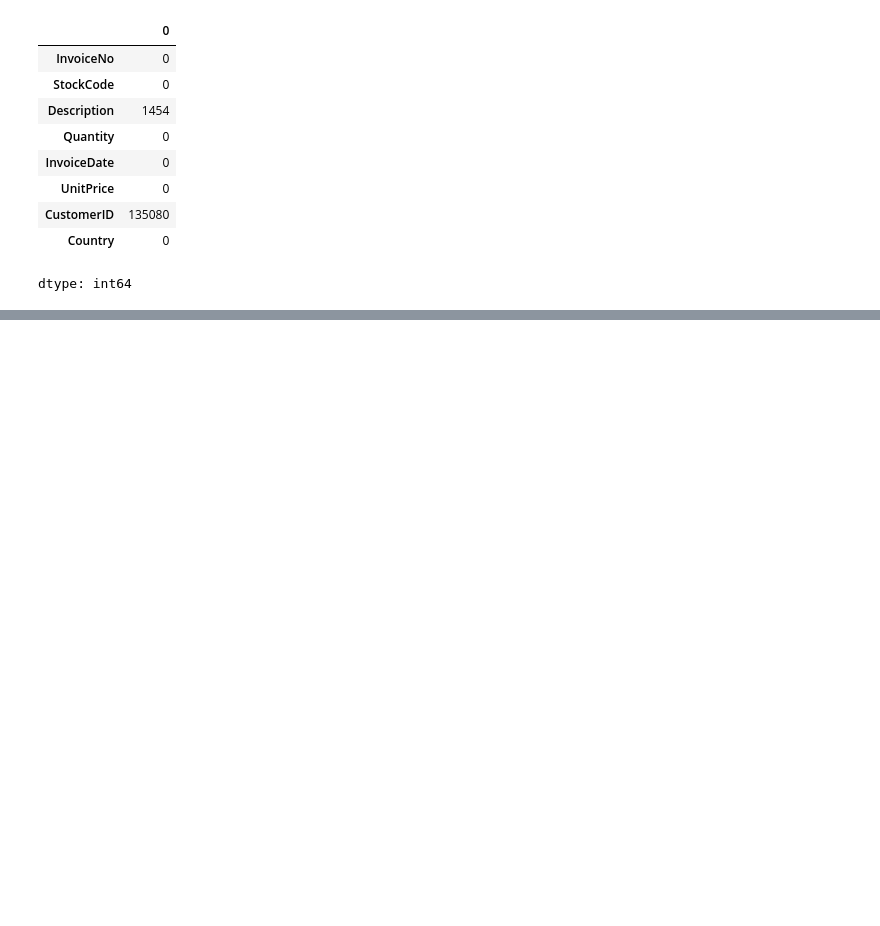
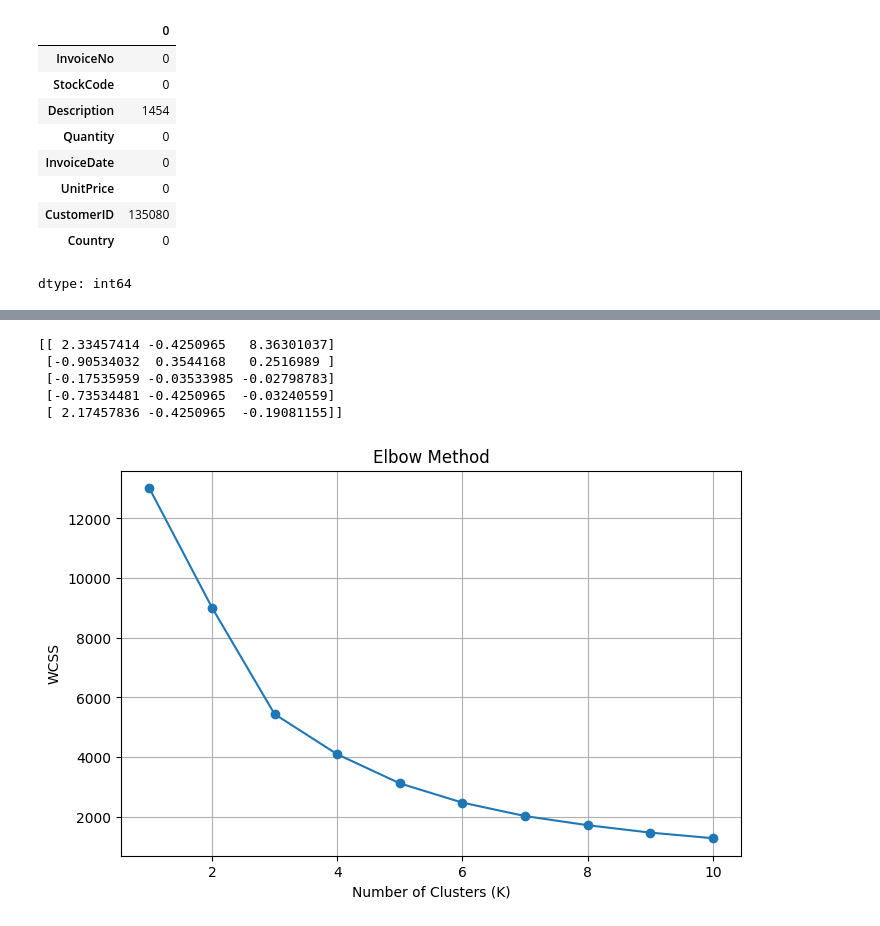
Before and after one commit to poojagupthaa14/OIBSIP, a Jupyter notebook: pooja_2.ipynb, the cells around one changed output, grey strips where cells are left out. Cells and saved outputs as stored; diff of their text form; code cells hidden in the pictures; blank space fills up the shorter version.

```diff
--- a/pooja_2.ipynb
+++ b/pooja_2.ipynb
@@ -57,0 +102,8 @@ dtype: int64
+# %%
+rfm = df_clean.groupby('CustomerID').agg({
+    'InvoiceDate': lambda x: (reference_date - x.max()).days,
+    'InvoiceNo': 'nunique',
+    'TotalAmount': 'sum'
+})
+# %%
+rfm.columns = ['Recency', 'Frequency', 'Monetary']
@@ -57,0 +136,32 @@ dtype: int64
+# %%
+scaler = StandardScaler()
+# %%
+rfm_scaled = scaler.fit_transform(rfm)
+# %%
+print(rfm_scaled[:5])
+# %% [output]
+[[ 2.33457414 -0.4250965   8.36301037]
+ [-0.90534032  0.3544168   0.2516989 ]
+ [-0.17535959 -0.03533985 -0.02798783]
+ [-0.73534481 -0.4250965  -0.03240559]
+ [ 2.17457836 -0.4250965  -0.19081155]]
+# %%
+from sklearn.cluster import KMeans
+import matplotlib.pyplot as plt
+
+wcss = []
+
+for i in range(1, 11):
+    kmeans = KMeans(n_clusters=i, random_state=42, n_init=10)
+    kmeans.fit(rfm_scaled)
+    wcss.append(kmeans.inertia_)
+
+plt.figure(figsize=(8, 5))
+plt.plot(range(1, 11), wcss, marker='o')
+plt.title('Elbow Method')
+plt.xlabel('Number of Clusters (K)')
+plt.ylabel('WCSS')
+plt.grid()
+plt.show()
+# %% [output]
+[figure, added]
```
Also changed, not shown: parts of 27 cells of this notebook.
